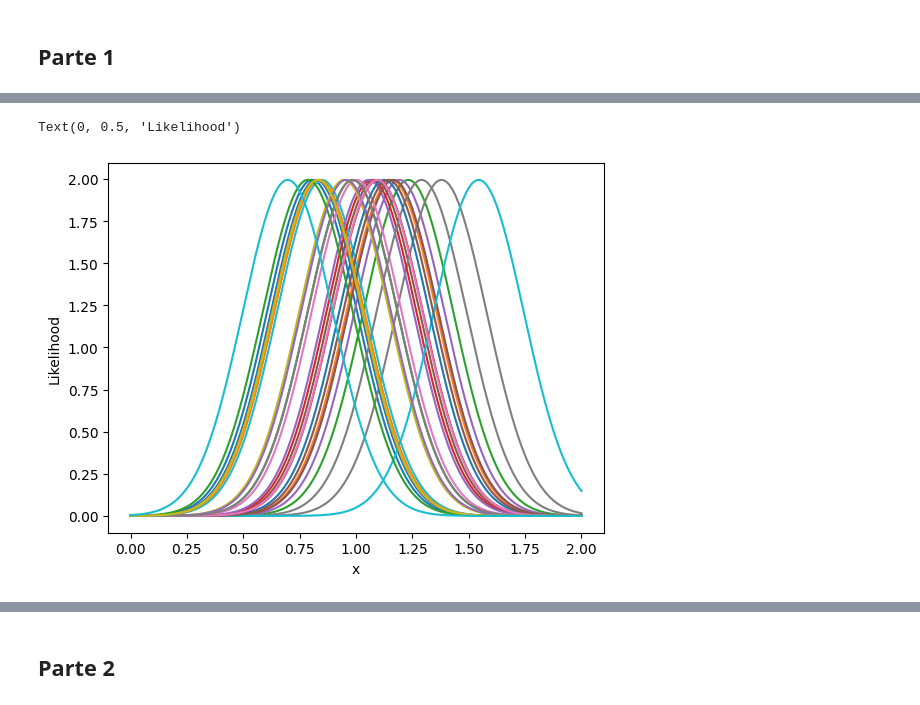
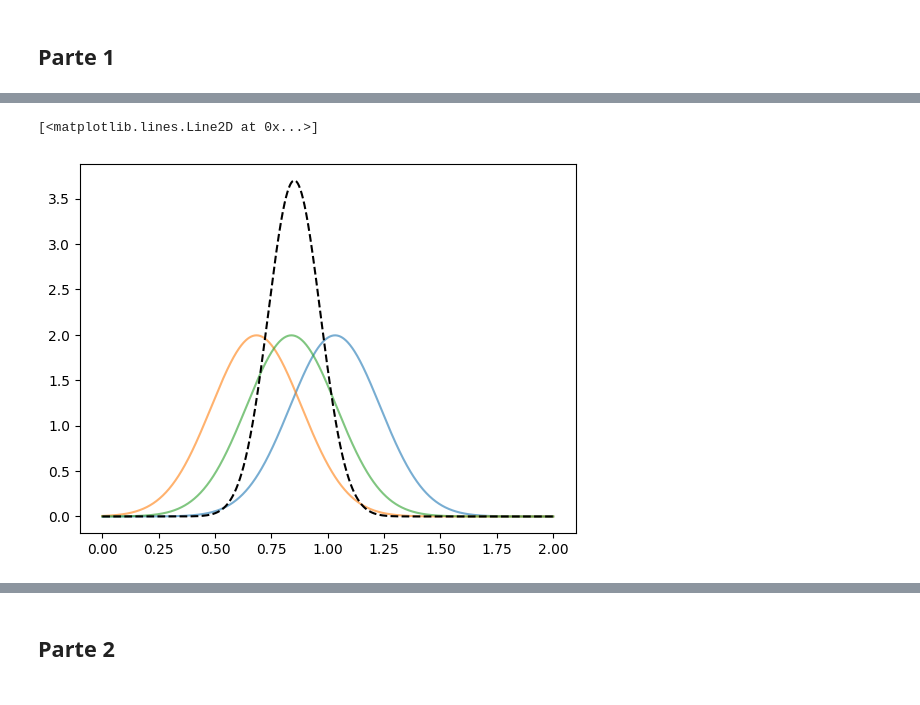
Before and after one commit to LorenzaImpicciche/astrostatistics_bicocca_2025, a Jupyter notebook: working/W05.ipynb, the cells around one changed output, grey strips where cells are left out. Saved outputs shown, nothing was run; the diff lists cells and outputs as text; code cells hidden in the pictures.

```diff
--- a/working/W05.ipynb
+++ b/working/W05.ipynb
@@ -23,18 +23,14 @@ array([0.80506367, 1.15741692, 1.23171912, 0.83586354, 1.19267523,
 # %%
 x = np.linspace(0, 2, 1000)
-likelihoods = []
 
-for x_i in data:
-    likelihood = norm.pdf(x, loc=x_i, scale=sigma)  # Verosimiglianza per x_i
-    likelihoods.append(likelihood)
+l = []
+for m in fake_m:
+    li = norm.pdf(x, loc=m, scale=sigma)
+    l.append(li)
+    plt.plot(x, li, alpha=0.6)
 
-likelihood_p = np.prod(likelihoods, axis=0)
+lt = np.prod(l, axis=0)
+plt.plot(x, lt, color='black', linestyle='--')
+# %% [output]
+[<matplotlib.lines.Line2D at 0x...>]
+[figure, added]
-# %%
-for i in range(N):
-    plt.plot(x, likelihoods[i])
-
-plt.xlabel('x')
-plt.ylabel('Likelihood')
-# %% [output]
-Text(0, 0.5, 'Likelihood')
-[figure, removed]
```
Also changed, not shown: parts of 20 cells of this notebook.
